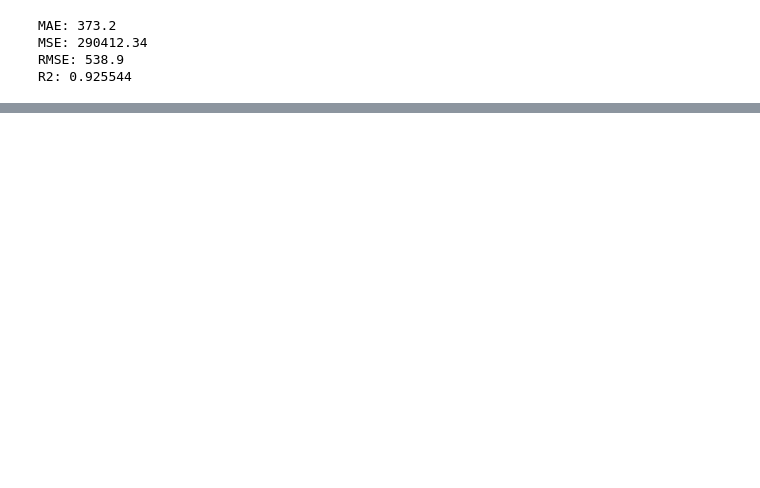
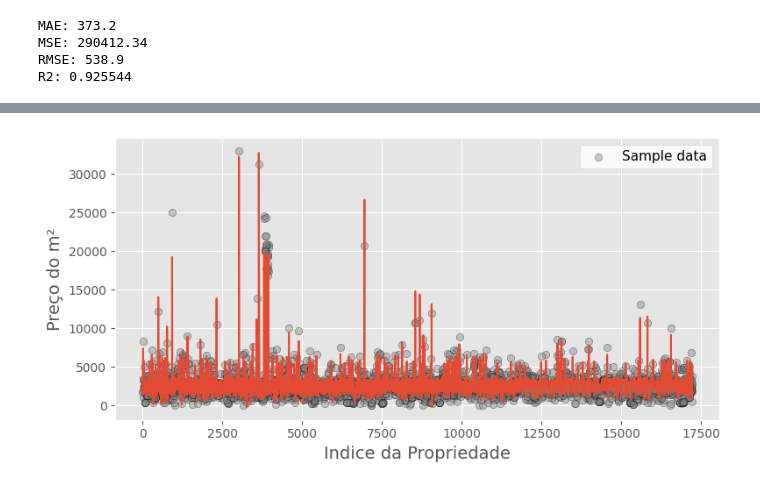
Before and after one commit to CesarSun/Aulas-Digital-House, a Jupyter notebook: TP2.1.ipynb, the cells around one changed output, grey strips where cells are left out. Cells and saved outputs as stored; diff of their text form; code cells hidden in the pictures; blank space fills up the shorter version.

```diff
--- a/TP2.1.ipynb
+++ b/TP2.1.ipynb
@@ -731,3 +771,30 @@ NameError: name 'm' is not defined
+# %%
+plt.style.use('default')
+plt.style.use('ggplot')
+
+fig, ax = plt.subplots(figsize=(8, 4))
+
+sns.lineplot(x= Xtest.index,y= ypred_ridge )#, color='k', label='Regression model')
+ax.scatter(Xtest.index, ytest, edgecolor='k', facecolor='grey', alpha=0.4, label='Sample data')
+
+ax.set_ylabel('Preço do m²', fontsize=14)
+ax.set_xlabel('Indice da Propriedade', fontsize=14)
+
+ax.text(0.8, 0.1, 'aegis4048.github.io',
+        fontsize=13, ha='center',
+        va='center',
+        transform=ax.transAxes,
+        color='grey',
+        alpha=0.5)
+
+#plt.xlim( [100, 120] )
+
+ax.legend(facecolor='white', fontsize=11)
+#ax.set_title('$R^2= %.2f$' % r2, fontsize=18)
+
+fig.tight_layout()
+# %% [output]
+[figure, added]
 # %%
 #sns.scatterplot(data = ypred)
 #sns.lineplot(data = df_properati_std['price_m2'])
```
Also changed, not shown: parts of 7 cells of this notebook.
